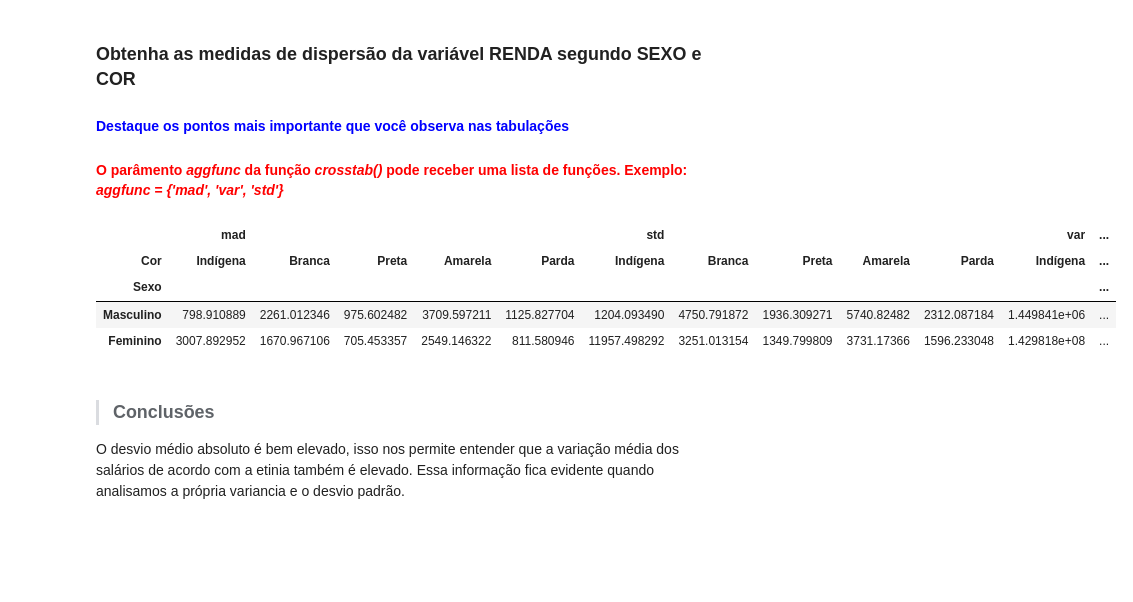
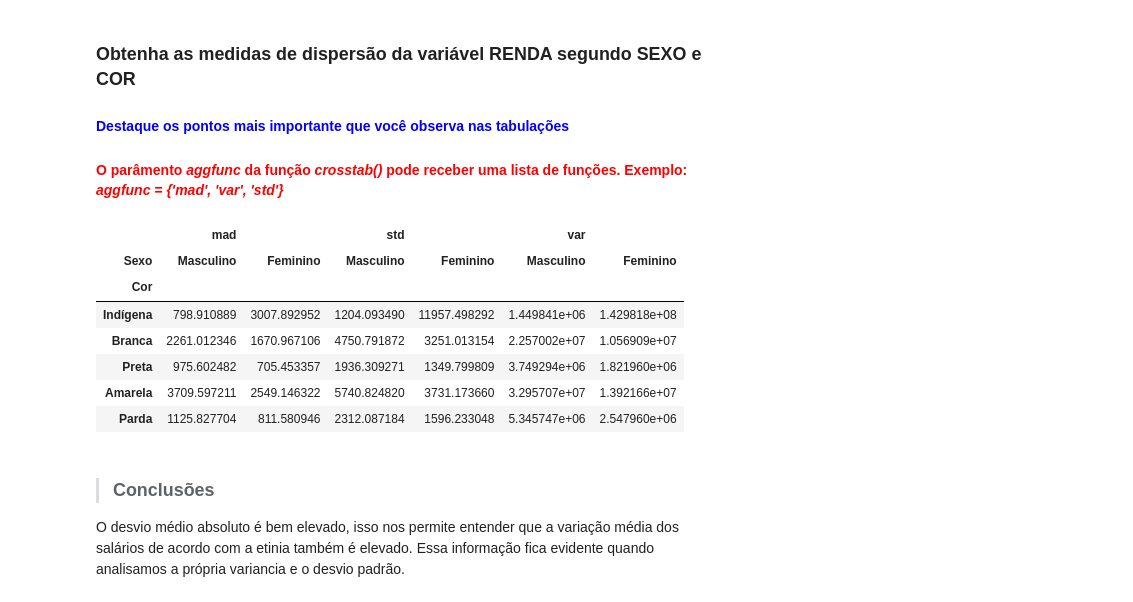
Before and after one commit to lumagri/Python_to_Data_Science, a Jupyter notebook: 6_Estatistica_com_Python_Frequencias_e_Medidas/Projeto_Análise_Descritiva.ipynb, the cells around one changed output. Saved outputs shown, nothing was run; the diff lists cells and outputs as text; code cells hidden in the pictures; blank space fills up the shorter version.

```diff
--- a/6_Estatistica_com_Python_Frequencias_e_Medidas/Projeto_Análise_Descritiva.ipynb
+++ b/6_Estatistica_com_Python_Frequencias_e_Medidas/Projeto_Análise_Descritiva.ipynb
@@ -541,19 +546,23 @@ No entanto, uma possível interpretação é que a popolação branca e masculin
 #### <font color='blue'>Destaque os pontos mais importante que você observa nas tabulações</font>
 #### <font color='red'>O parâmento <i>aggfunc</i> da função <i>crosstab()</i> pode receber uma lista de funções. Exemplo: <i>aggfunc = {'mad', 'var', 'std'}</i></font>
 # %%
-Renda_Sexo_Cor_2 = pd.crosstab(dados_ibge.Sexo,
-                         dados_ibge.Cor,
-                         aggfunc={'mad', 'var', 'std'},
-                         values = dados_ibge.Renda)
-Renda_Sexo_Cor_2.rename(index = sexo, inplace = True)
-Renda_Sexo_Cor_2.rename(columns = cor, inplace = True)
-Renda_Sexo_Cor_2
+Renda_Sexo_Cor_dispersao = pd.crosstab(dados_ibge.Cor,
+                         dados_ibge.Sexo,
+                         values = dados_ibge.Renda,
+                         aggfunc={'mad', 'var', 'std'}
+                         )
+Renda_Sexo_Cor_dispersao.rename(index = cor, inplace = True)
+Renda_Sexo_Cor_dispersao.rename(columns = sexo, inplace = True)
+Renda_Sexo_Cor_dispersao
 # %% [output]
-|  | mad |  |  |  |  | std |  |  |  |  | var | ... |
-| Cor | Indígena | Branca | Preta | Amarela | Parda | Indígena | Branca | Preta | Amarela | Parda | Indígena | ... |
-| Sexo |  |  |  |  |  |  |  |  |  |  |  | ... |
-| Masculino | 798.910889 | 2261.012346 | 975.602482 | 3709.597211 | 1125.827704 | 1204.093490 | 4750.791872 | 1936.309271 | 5740.82482 | 2312.087184 | 1.449841e+06 | ... |
-| Feminino | 3007.892952 | 1670.967106 | 705.453357 | 2549.146322 | 811.580946 | 11957.498292 | 3251.013154 | 1349.799809 | 3731.17366 | 1596.233048 | 1.429818e+08 | ... |
+|  | mad |  | std |  | var |  |
+| Sexo | Masculino | Feminino | Masculino | Feminino | Masculino | Feminino |
+| Cor |  |  |  |  |  |  |
+| Indígena | 798.910889 | 3007.892952 | 1204.093490 | 11957.498292 | 1.449841e+06 | 1.429818e+08 |
+| Branca | 2261.012346 | 1670.967106 | 4750.791872 | 3251.013154 | 2.257002e+07 | 1.056909e+07 |
+| Preta | 975.602482 | 705.453357 | 1936.309271 | 1349.799809 | 3.749294e+06 | 1.821960e+06 |
+| Amarela | 3709.597211 | 2549.146322 | 5740.824820 | 3731.173660 | 3.295707e+07 | 1.392166e+07 |
+| Parda | 1125.827704 | 811.580946 | 2312.087184 | 1596.233048 | 5.345747e+06 | 2.547960e+06 |
 # %% [markdown]
 > ### Conclusões
 
```
Also changed, not shown: parts of 20 cells of this notebook.
